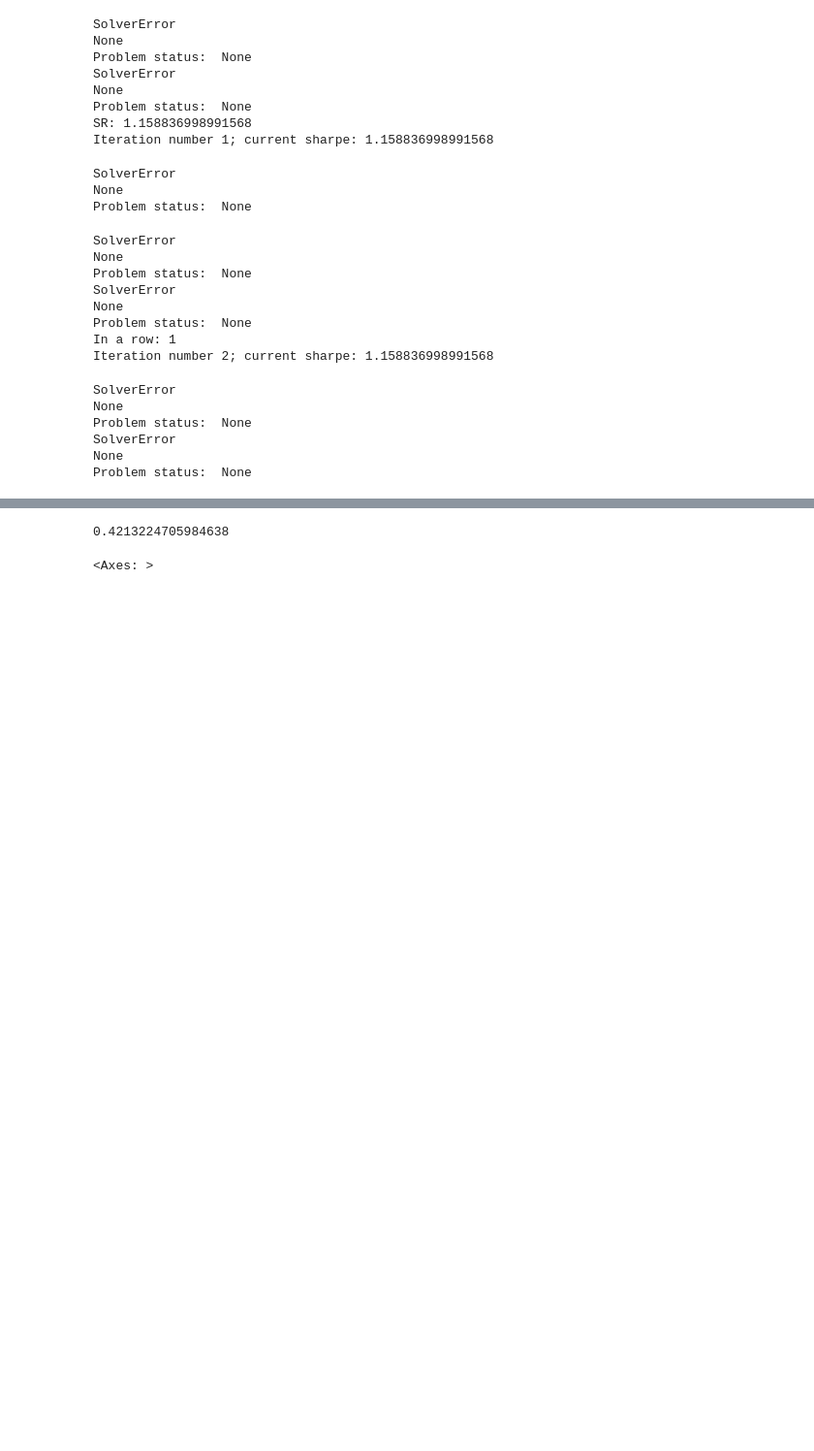
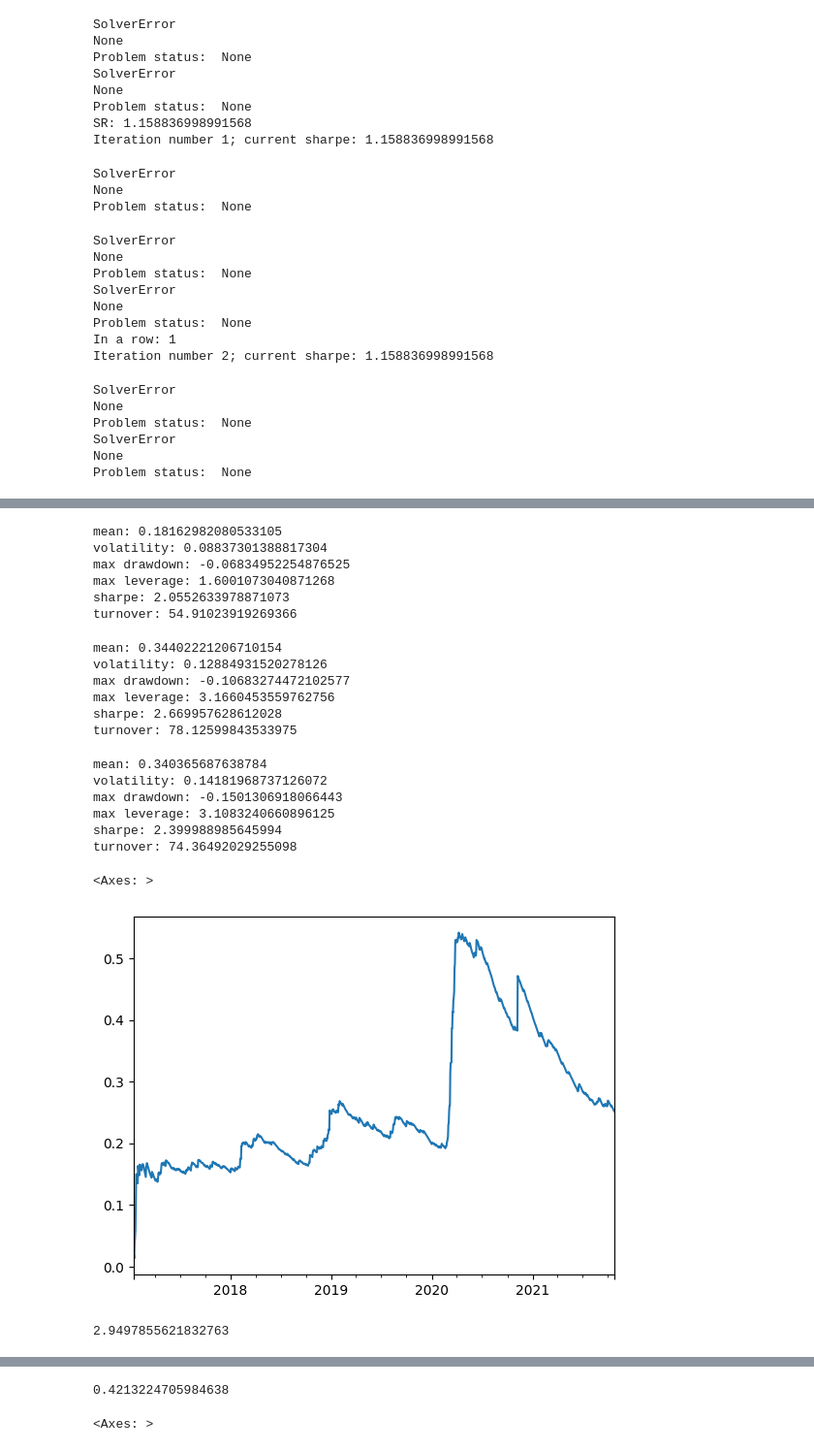
Before and after one commit to cvxgrp/markowitz-reference, a Jupyter notebook: experiments/playground.ipynb, the cells around one changed output, grey strips where cells are left out. Shown at 97% size. Cells and saved outputs as stored; diff of their text form; code cells hidden in the pictures; blank space fills up the shorter version.

```diff
--- a/experiments/playground.ipynb
+++ b/experiments/playground.ipynb
@@ -292,6 +274,8 @@ Name: Risk, Length: 1249, dtype: float64)
 # %%
+gamma_zeros = pd.Series(np.zeros(len(prices)), index=prices.index)
+
 hyperparameters = HyperParameters(
-    0, 0, 0, 0, 0
+    1, 1, gamma_zeros, gamma_zeros, gamma_zeros
 )
 
 targets = Targets(
@@ -300,12 +284,12 @@ targets = Targets(
     risk_target=0,
 )
 limits = Limits(
-    T_max=100/252,
+    T_max=50/252,
     L_max=1.6,
     risk_max=0.1/np.sqrt(252),
 )
 
-results, duals = run_markowitz(
+results_hard, duals_hard = run_markowitz(
             full_markowitz,
             prices_train,
             spread_train,
@@ -314,7 +298,6 @@ results, duals = run_markowitz(
             targets=targets,
             limits=limits,
             hyperparameters=hyperparameters,
-            hard=False,
             verbose=True,
         )
 # %% [output]
@@ -333,0 +496,51 @@ Day 1700 of 1749, 2021-08-18 00:00:00
+# %%
+print(f"mean: {results_hard.mean_return}")
+print(f"volatility: {results_hard.volatility}")
+print(f"max drawdown: {results_hard.max_drawdown}")
+print(f"max leverage: {results_hard.max_leverage}")
+print(f"sharpe: {results_hard.sharpe}")
+print(f"turnover: {results_hard.turnover}")
+# %% [output]
+mean: 0.18162982080533105
+volatility: 0.08837301388817304
+max drawdown: -0.06834952254876525
+max leverage: 1.6001073040871268
+sharpe: 2.0552633978871073
+turnover: 54.91023919269366
+# %%
+print(f"mean: {results_soft_fixed.mean_return}")
+print(f"volatility: {results_soft_fixed.volatility}")
+print(f"max drawdown: {results_soft_fixed.max_drawdown}")
+print(f"max leverage: {results_soft_fixed.max_leverage}")
+print(f"sharpe: {results_soft_fixed.sharpe}")
+print(f"turnover: {results_soft_fixed.turnover}")
+# %% [output]
+mean: 0.34402221206710154
+volatility: 0.12884931520278126
+max drawdown: -0.10683274472102577
+max leverage: 3.1660453559762756
+sharpe: 2.669957628612028
+turnover: 78.12599843533975
+# %%
+print(f"mean: {results_soft_rolling.mean_return}")
+print(f"volatility: {results_soft_rolling.volatility}")
+print(f"max drawdown: {results_soft_rolling.max_drawdown}")
+print(f"max leverage: {results_soft_rolling.max_leverage}")
+print(f"sharpe: {results_soft_rolling.sharpe}")
+print(f"turnover: {results_soft_rolling.turnover}")
+# %% [output]
+mean: 0.340365687638784
+volatility: 0.14181968737126072
+max drawdown: -0.1501306918066443
+max leverage: 3.1083240660896125
+sharpe: 2.399988985645994
+turnover: 74.36492029255098
+# %%
+(results.portfolio_returns.ewm(halflife=63).std() * np.sqrt(252)).plot()
+# %% [output]
+<Axes: >
+[figure, added]
+# %%
+results.sharpe
+# %% [output]
+2.9497855621832763
```
Also changed, not shown: parts of 21 cells of this notebook, 3 other files.
